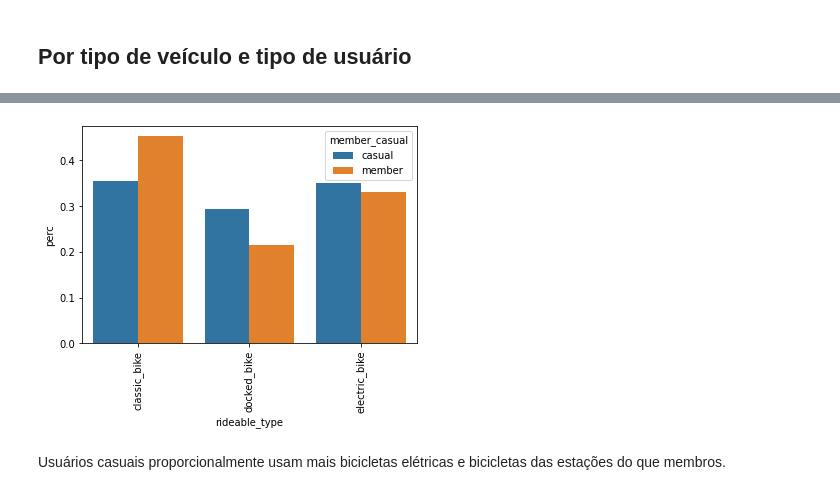
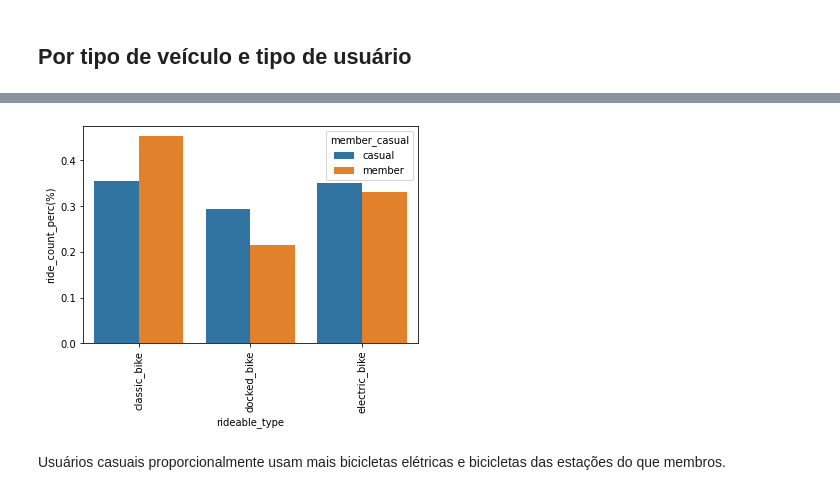
Before and after one commit to maiarafsouza/chicago_bike_rent, a Jupyter notebook: exploratory_analysis.ipynb, the cells around one changed output, grey strips where cells are left out. Drawn from its saved outputs; the diff is of its cells as text; code cells hidden in the pictures.

```diff
--- a/exploratory_analysis.ipynb
+++ b/exploratory_analysis.ipynb
@@ -186,3 +205,5 @@ df.drop(columns=['start_station_name', 'start_station_id', 'end_station_name', '
+# %%
+df.drop(columns=['start_lat', 'start_lng', 'end_lat', 'end_lng'], inplace=True)
 # %% [markdown]
 ## Verificar tipos de dados
 # %%
@@ -336,15 +354,15 @@ veiculo.reset_index(inplace=True)
 # %%
 veiculo.rename(columns={'ride_id':'ride_count'}, inplace=True)
 # %%
-veiculo['perc'] = 0
+veiculo['ride_count_perc(%)'] = np.nan
 # %%
 sum_member = veiculo.loc[veiculo['member_casual']=='member']['ride_count'].sum()
 # %%
-veiculo.loc[veiculo['member_casual']=='member', 'perc'] = veiculo.loc[veiculo['member_casual']=='member']['ride_count'] / sum_member
+veiculo.loc[veiculo['member_casual']=='member', 'ride_count_perc(%)'] = veiculo.loc[veiculo['member_casual']=='member']['ride_count'] / sum_member
 # %%
 sum_casual = veiculo.loc[veiculo['member_casual']=='casual']['ride_count'].sum()
 # %%
-veiculo.loc[veiculo['member_casual']=='casual', 'perc'] = veiculo.loc[veiculo['member_casual']=='casual']['ride_count'] / sum_casual
+veiculo.loc[veiculo['member_casual']=='casual', 'ride_count_perc(%)'] = veiculo.loc[veiculo['member_casual']=='casual']['ride_count'] / sum_casual
 # %%
 veiculo
 # %% [output]
@@ -356,11 +374,11 @@ veiculo
 | 4 | electric_bike | casual | 1781632 | 2.448155 | 0 days 00:19:15.249649759 | 0.351480 |
 | 5 | electric_bike | member | 2159767 | 2.349571 | 0 days 00:12:26.168181567 | 0.330974 |
 # %%
-sns.barplot(x=veiculo['rideable_type'].astype(str), y='perc', data=veiculo, hue='member_casual')
+sns.barplot(x=veiculo['rideable_type'].astype(str), y='ride_count_perc(%)', data=veiculo, hue='member_casual')
 plt.xticks(rotation=90)
 plt.show()
 # %% [output]
-[figure, old version]
+[figure, new version]
 # %% [markdown]
 Usuários casuais proporcionalmente usam mais bicicletas elétricas e bicicletas das estações do que membros.
 # %% [markdown]
```
Also changed, not shown: parts of 10 cells of this notebook.
